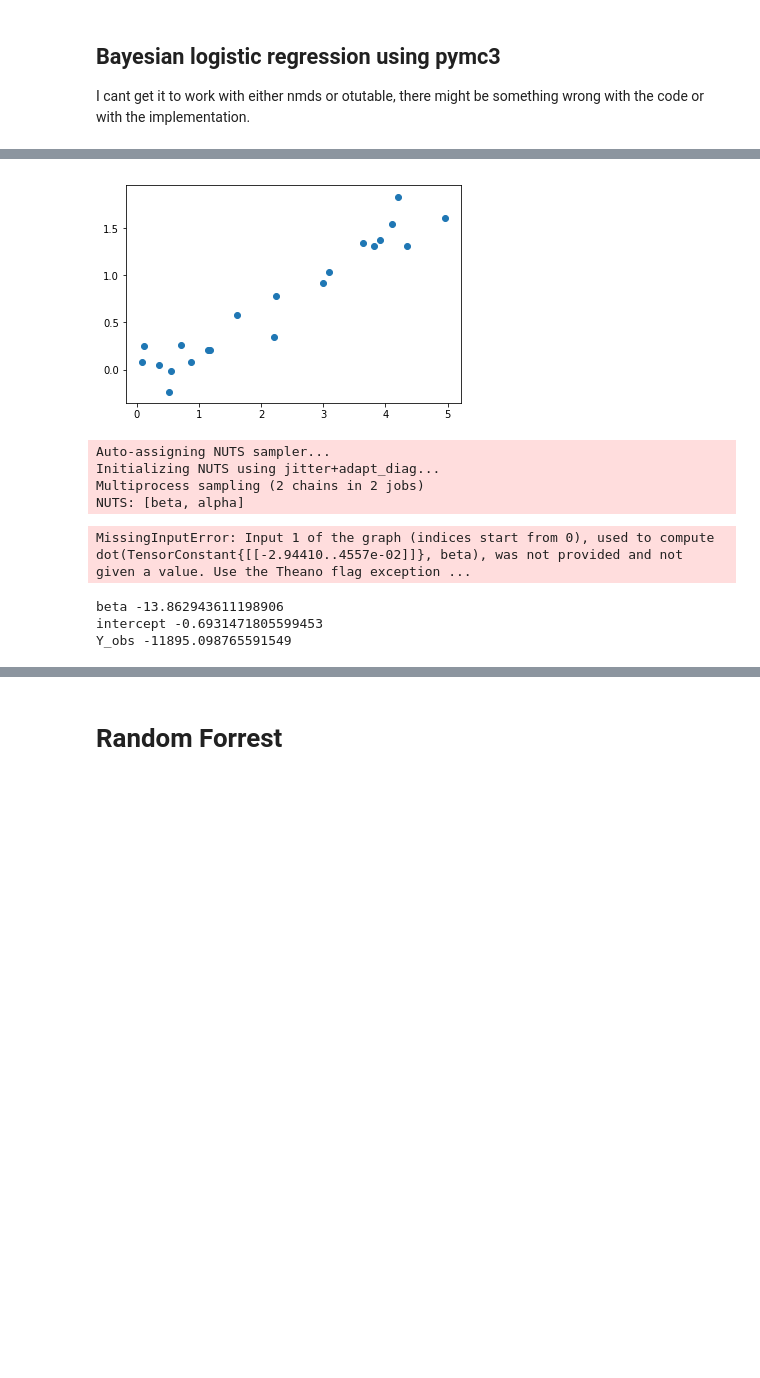
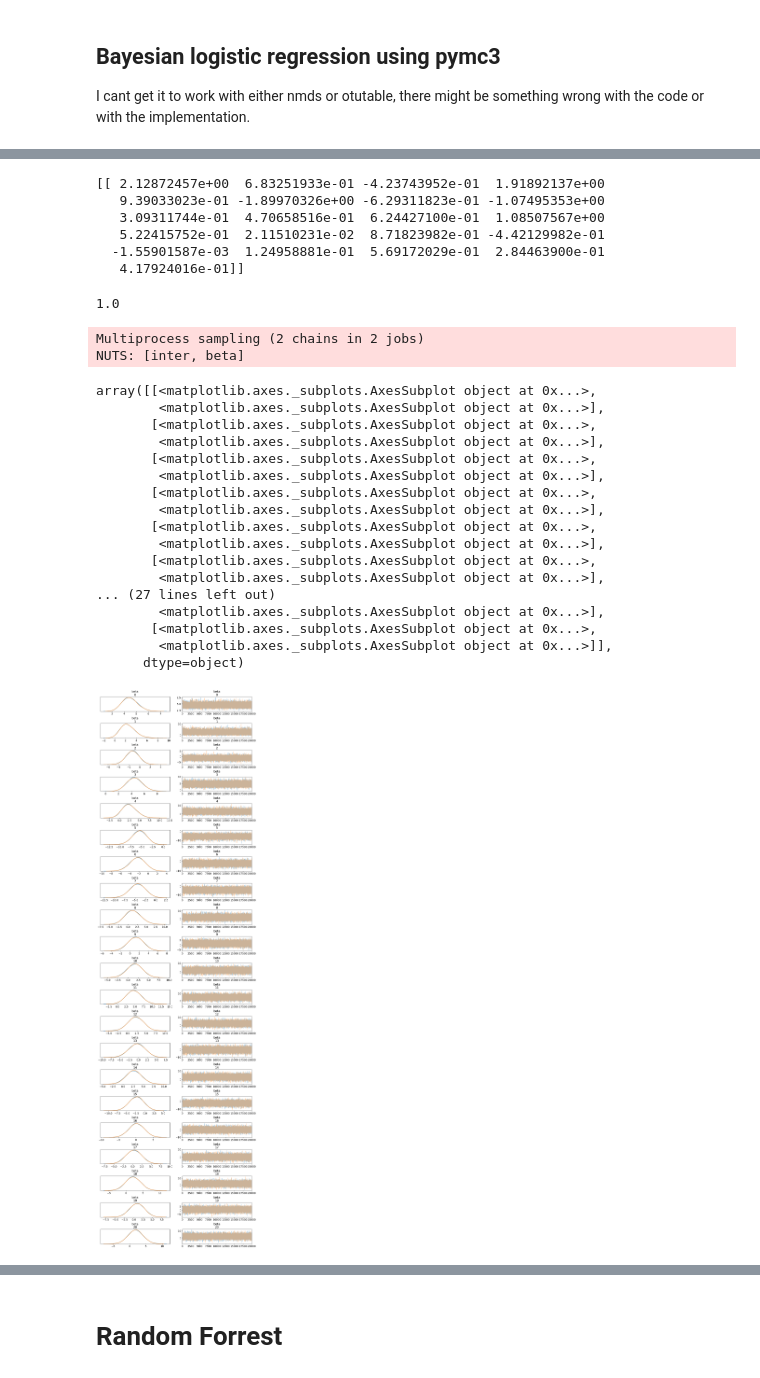
Before and after one commit to adamingas/amazon-rivers, a Jupyter notebook: classification.ipynb, the cells around one changed output, grey strips where cells are left out. Saved outputs shown, nothing was run; the diff lists cells and outputs as text; code cells hidden in the pictures; blank space fills up the shorter version.

```diff
--- a/classification.ipynb
+++ b/classification.ipynb
@@ -231,41 +542,53 @@ observed_labels = (np.random.rand(150) < true_probs).astype(np.int32)
+# %%
+covariates=Xn_train
+covariates = np.hstack((np.ones((Xn_train.shape[0], 1)), covariates))
+testset = np.hstack((np.ones((Xn_test.shape[0], 1)), Xn_test))
+observed_labels = y_train.bool#(wwfdf.Water =="White")*1
 # %%
-testlog = LogisticRegression(penalty="l2",multi_class="ovr",solver= "saga",max_iter=10000,fit_intercept=False)
+testlog = LogisticRegression(penalty="l2",multi_class="ovr",solver= "saga",max_iter=100000,fit_intercept=False)
 testlog.fit(covariates,observed_labels)
-plt.scatter(true_coefficients, testlog.coef_[0, :])
-plt.show()
+#plt.scatter(true_coefficients, testlog.coef_[0, :])
+print(testlog.coef_)
+#plt.show()
+testlog.score(testset,y_test.bool)
 # %% [output]
-[figure, removed]
+[[ 2.12872457e+00  6.83251933e-01 -4.23743952e-01  1.91892137e+00
+   9.39033023e-01 -1.89970326e+00 -6.29311823e-01 -1.07495353e+00
+   3.09311744e-01  4.70658516e-01  6.24427100e-01  1.08507567e+00
+   5.22415752e-01  2.11510231e-02  8.71823982e-01 -4.42129982e-01
+  -1.55901587e-03  1.24958881e-01  5.69172029e-01  2.84463900e-01
+   4.17924016e-01]]
+1.0
-# %%
-niter=1000
-
-
-with pm.Model() as model:
-    alpha = pm.Laplace('alpha', mu=0, b=1)
-    beta = pm.Laplace('beta',0,1)
-
-    p = invlogit(alpha + tt.dot(beta,x))
-    y_obs = pm.Binomial('y_obs', n=n, p=p, observed=y)
-
-    trace = pm.sample(niter, random_seed=123)
-# %% [output]
-Auto-assigning NUTS sampler...
-Initializing NUTS using jitter+adapt_diag...
-Multiprocess sampling (2 chains in 2 jobs)
-NUTS: [beta, alpha]
 # %%
-nn = 2000
+nn = 20000
 with pm.Model() as testmodel:
     # Weights of the features have a laplace prior which is the same as l1 when minimising the loss function
-    beta = pm.Normal('beta', 0.0, sd=3.0, shape=21)
-    likelihood = pm.Bernoulli('likelihood', logit_p= tt.dot(covariates,beta) , observed=observed_labels)
-    y_obs = pm.Bernoulli("Y_obs",logit_p=y_hat,observed = observed_labels)
-    pm.sample(nn,step=pm.NUTS())
+    beta = pm.Normal('beta', 0.0, sd=3.0, shape=20)
+    intercept = pm.Normal("inter",0,sd=3,shape=1)
+    likelihood = pm.Bernoulli('likelihood', logit_p= tt.dot(Xn_train,beta)+intercept , observed=observed_labels)
+    tracetest =pm.sample(nn,step=pm.NUTS(),random_seed=11235)
 # %% [output]
-MissingInputError: Input 1 of the graph (indices start from 0), used to compute dot(TensorConstant{[[-2.94410..4557e-02]]}, beta), was not provided and not given a value. Use the Theano flag exception ...
+Multiprocess sampling (2 chains in 2 jobs)
+NUTS: [inter, beta]
-# %%
-for RV in bay.basic_RVs:
-    print(RV.name, RV.logp(bay.test_point))
-# %% [output]
-beta -13.862943611198906
-intercept -0.6931471805599453
-Y_obs -11895.098765591549
+# %%
+%matplotlib inline
+pm.traceplot(tracetest)
+# %% [output]
+array([[<matplotlib.axes._subplots.AxesSubplot object at 0x...>,
+        <matplotlib.axes._subplots.AxesSubplot object at 0x...>],
+       [<matplotlib.axes._subplots.AxesSubplot object at 0x...>,
+        <matplotlib.axes._subplots.AxesSubplot object at 0x...>],
+       [<matplotlib.axes._subplots.AxesSubplot object at 0x...>,
+        <matplotlib.axes._subplots.AxesSubplot object at 0x...>],
+       [<matplotlib.axes._subplots.AxesSubplot object at 0x...>,
+        <matplotlib.axes._subplots.AxesSubplot object at 0x...>],
+       [<matplotlib.axes._subplots.AxesSubplot object at 0x...>,
+        <matplotlib.axes._subplots.AxesSubplot object at 0x...>],
+       [<matplotlib.axes._subplots.AxesSubplot object at 0x...>,
+        <matplotlib.axes._subplots.AxesSubplot object at 0x...>],
+... (27 lines left out)
+        <matplotlib.axes._subplots.AxesSubplot object at 0x...>],
+       [<matplotlib.axes._subplots.AxesSubplot object at 0x...>,
+        <matplotlib.axes._subplots.AxesSubplot object at 0x...>]],
+      dtype=object)
+[figure, added]
```
Also changed, not shown: parts of 33 cells of this notebook, 2 other files.
